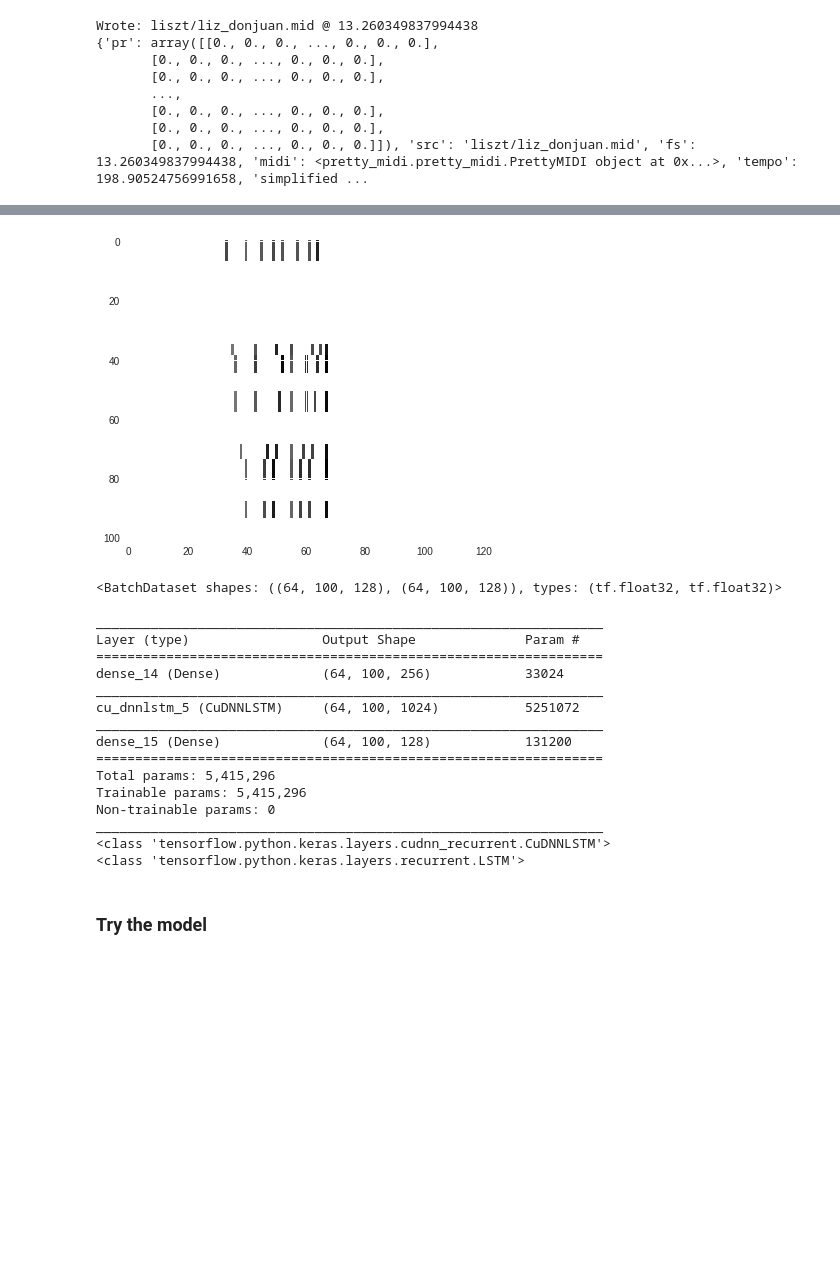
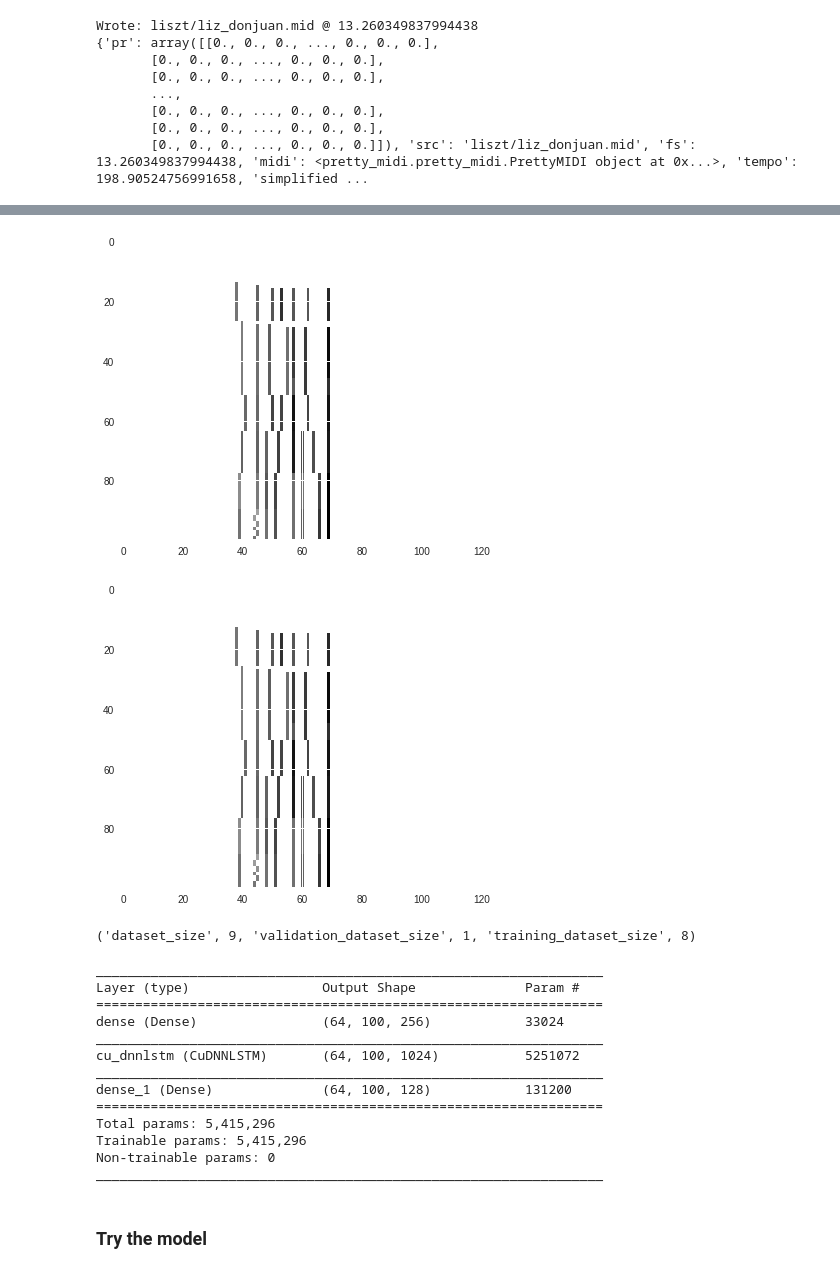
Before and after one commit to mei-t/ml_music, a Jupyter notebook: music-playground.ipynb, the cells around one changed output, grey strips where cells are left out. Cells and saved outputs as stored; diff of their text form; code cells hidden in the pictures; blank space fills up the shorter version.

```diff
--- a/music-playground.ipynb
+++ b/music-playground.ipynb
@@ -210,0 +191,25 @@ for item in sequences.take(3):
+# %%
+# data should be made by Datify(file)
+SEQ_LENGTH = 100
+def data_to_seq_dataset(data):
+  """  Convert data to dataset of sequence
+
+    Parameters
+    ----------
+    data : dict
+        Data made by Datify
+
+   Returns
+    -------
+    tf.data.Dataset
+        Dataset of seqences. Length of each sequence is SEQ_LENGTH.
+   """
+  #ref https://www.tensorflow.org/tutorials/sequences/text_generation
+  piano_roll = tf.cast(data["pr"].T, tf.float32)
+  piano_roll_dataset = tf.data.Dataset.from_tensor_slices(piano_roll)
+  return piano_roll_dataset.batch(SEQ_LENGTH+1, drop_remainder=True)
+
+# Test data_to_seq_dataset with an example
+example_seq_dataset = data_to_seq_dataset(corpus[0])
+for item in example_seq_dataset.take(1):
+  plt.imshow(item)
@@ -211,18 +218,22 @@ for item in sequences.take(3):
 # %%
 def split_input_target(chunk):
     input_text = chunk[:-1]
     target_text = chunk[1:]
     return input_text, target_text
 
-dataset = sequences.map(split_input_target)
+example_seq_dataset_split = example_seq_dataset.map(split_input_target)
 
-for item in sequences.take(3):
- plt.imshow(item.numpy())
+for item in example_seq_dataset_split .take(1):
+  plt.figure()
+  plt.imshow(item[0])
+  plt.figure()
+  plt.imshow(item[1])
 # %% [output]
-[figure, old version]
+[figure, new version]
+[figure, added]
 # %%
 BATCH_SIZE = 64
-steps_per_epoch = examples_per_epoch//BATCH_SIZE
+# steps_per_epoch = examples_per_epoch//BATCH_SIZE
 
 # Buffer size to shuffle the dataset
 # (TF data is designed to work with possibly infinite sequences,
@@ -230,12 +241,23 @@ steps_per_epoch = examples_per_epoch//BATCH_SIZE
 # it maintains a buffer in which it shuffles elements).
 BUFFER_SIZE = 10000
 
+datasets = (data_to_seq_dataset(data) for data in corpus)
+dataset = reduce(lambda x, y: x.concatenate(y), datasets)
+dataset = dataset.map(split_input_target)
+#ref https://www.tensorflow.org/api_docs/python/tf/contrib/data/batch_and_drop_remainder
 dataset = dataset.shuffle(BUFFER_SIZE).batch(BATCH_SIZE, drop_remainder=True)
-#ref https://www.tensorflow.org/api_docs/python/tf/contrib/data/batch_and_drop_remainder
+dataset_size = sum(1 for x in dataset)
 
-dataset
+
+# Split dataset into test and training
+validation_dataset_size = 1
+validation_dataset = dataset.take(validation_dataset_size)
+training_dataset = dataset.skip(validation_dataset_size)
+training_dataset_size = sum(1 for x in training_dataset)
+
+("dataset_size", dataset_size, "validation_dataset_size", validation_dataset_size, "training_dataset_size", training_dataset_size)
 # %% [output]
-<BatchDataset shapes: ((64, 100, 128), (64, 100, 128)), types: (tf.float32, tf.float32)>
+('dataset_size', 9, 'validation_dataset_size', 1, 'training_dataset_size', 8)
 # %%
 # The embedding dimension
 embedding_dim = 256
@@ -263,7 +285,7 @@ def build_model(batch_size, seq_length):
         tf.keras.layers.Dense(keys_dim),
     ])
 
-model = build_model(BATCH_SIZE, seq_length)
+model = build_model(BATCH_SIZE, SEQ_LENGTH)
 
 #保存済みモデルがあったら読み込む。
 if os.path.exists(model_path):
@@ -275,18 +297,16 @@ model.summary()
 _________________________________________________________________
 Layer (type)                 Output Shape              Param #
 =================================================================
-dense_14 (Dense)             (64, 100, 256)            33024
+dense (Dense)                (64, 100, 256)            33024
 _________________________________________________________________
-cu_dnnlstm_5 (CuDNNLSTM)     (64, 100, 1024)           5251072
+cu_dnnlstm (CuDNNLSTM)       (64, 100, 1024)           5251072
 _________________________________________________________________
-dense_15 (Dense)             (64, 100, 128)            131200
+dense_1 (Dense)              (64, 100, 128)            131200
 =================================================================
 Total params: 5,415,296
 Trainable params: 5,415,296
 Non-trainable params: 0
 _________________________________________________________________
-<class 'tensorflow.python.keras.layers.cudnn_recurrent.CuDNNLSTM'>
-<class 'tensorflow.python.keras.layers.recurrent.LSTM'>
 # %% [markdown]
 ### Try the model
 # %%
```
Also changed, not shown: parts of 23 cells of this notebook, 1 other file.
